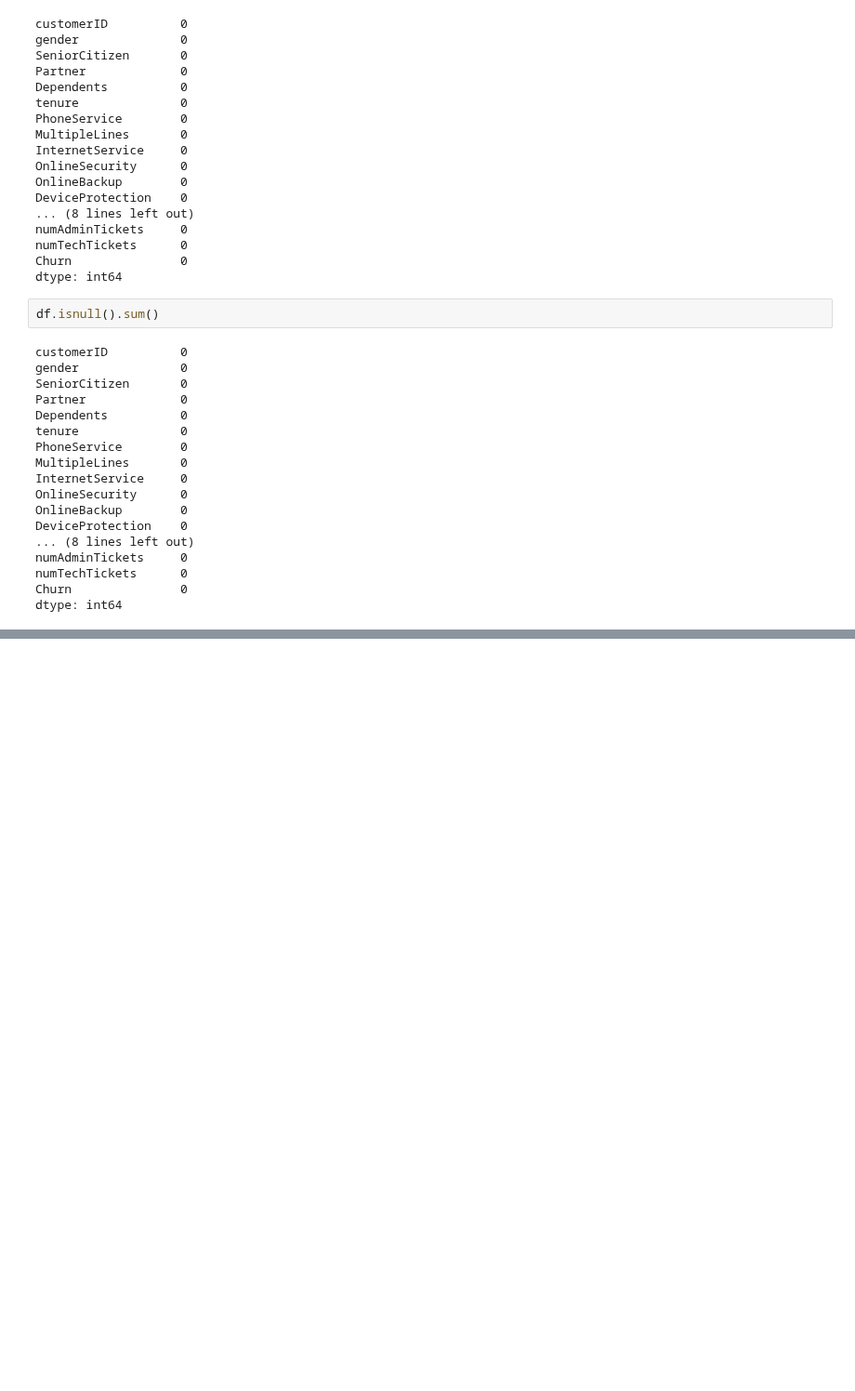
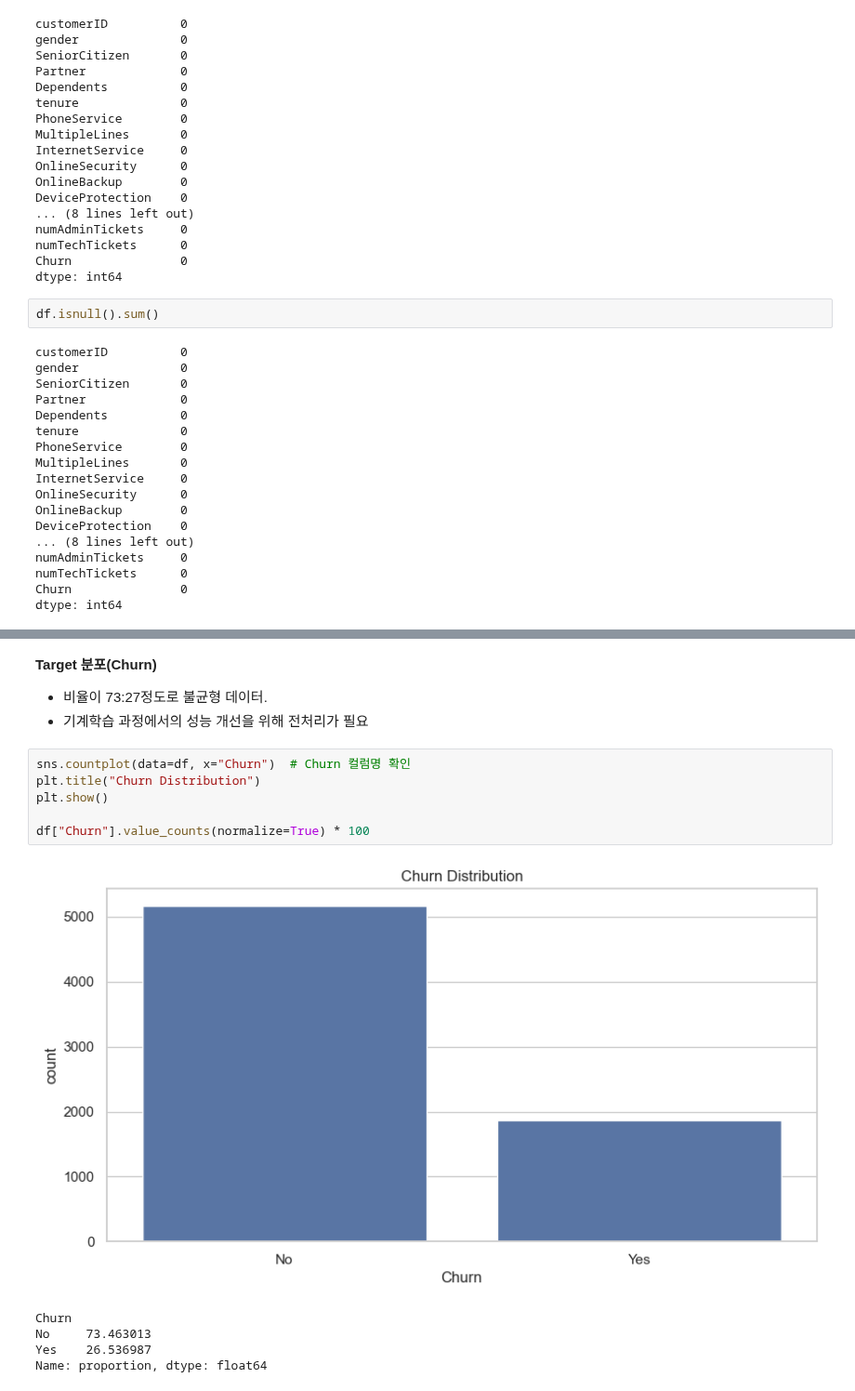
Before and after one commit to SKNETWORKS-FAMILY-AICAMP/SKN21-2nd-4Team, a Jupyter notebook: notebooks/eda.ipynb, the cells around one changed output, grey strips where cells are left out. Shown at 93% size. Saved outputs shown, nothing was run; the diff lists cells and outputs as text; blank space fills up the shorter version.

```diff
--- a/notebooks/eda.ipynb
+++ b/notebooks/eda.ipynb
@@ -75,0 +129,16 @@ dtype: int64
+# %% [markdown]
+**Target 분포(Churn)**
+- 비율이 73:27정도로 불균형 데이터.
+- 기계학습 과정에서의 성능 개선을 위해 전처리가 필요
+# %%
+sns.countplot(data=df, x="Churn")  # Churn 컬럼명 확인
+plt.title("Churn Distribution")
+plt.show()
+
+df["Churn"].value_counts(normalize=True) * 100
+# %% [output]
+[figure, added]
+Churn
+No     73.463013
+Yes    26.536987
+Name: proportion, dtype: float64
```
Also changed, not shown: parts of 18 cells of this notebook.
